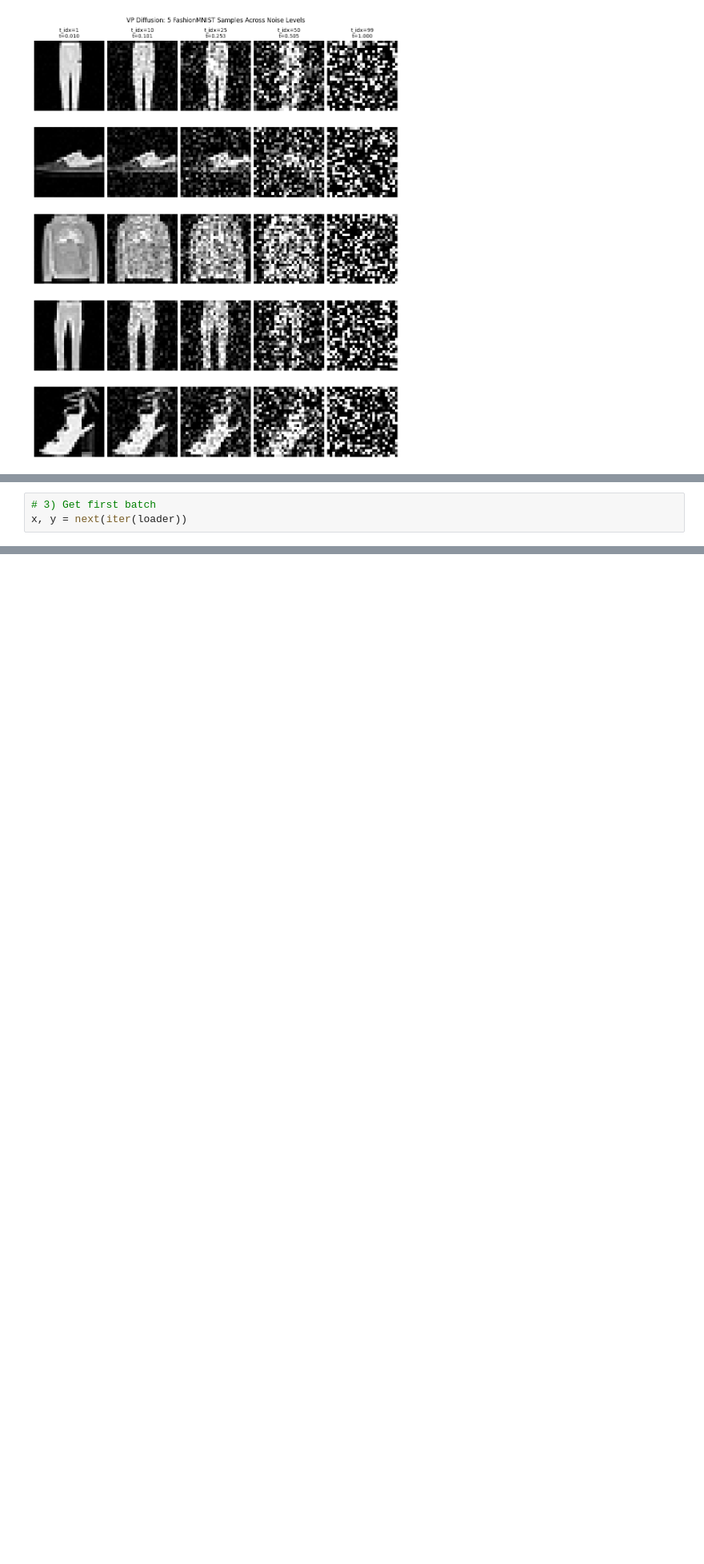
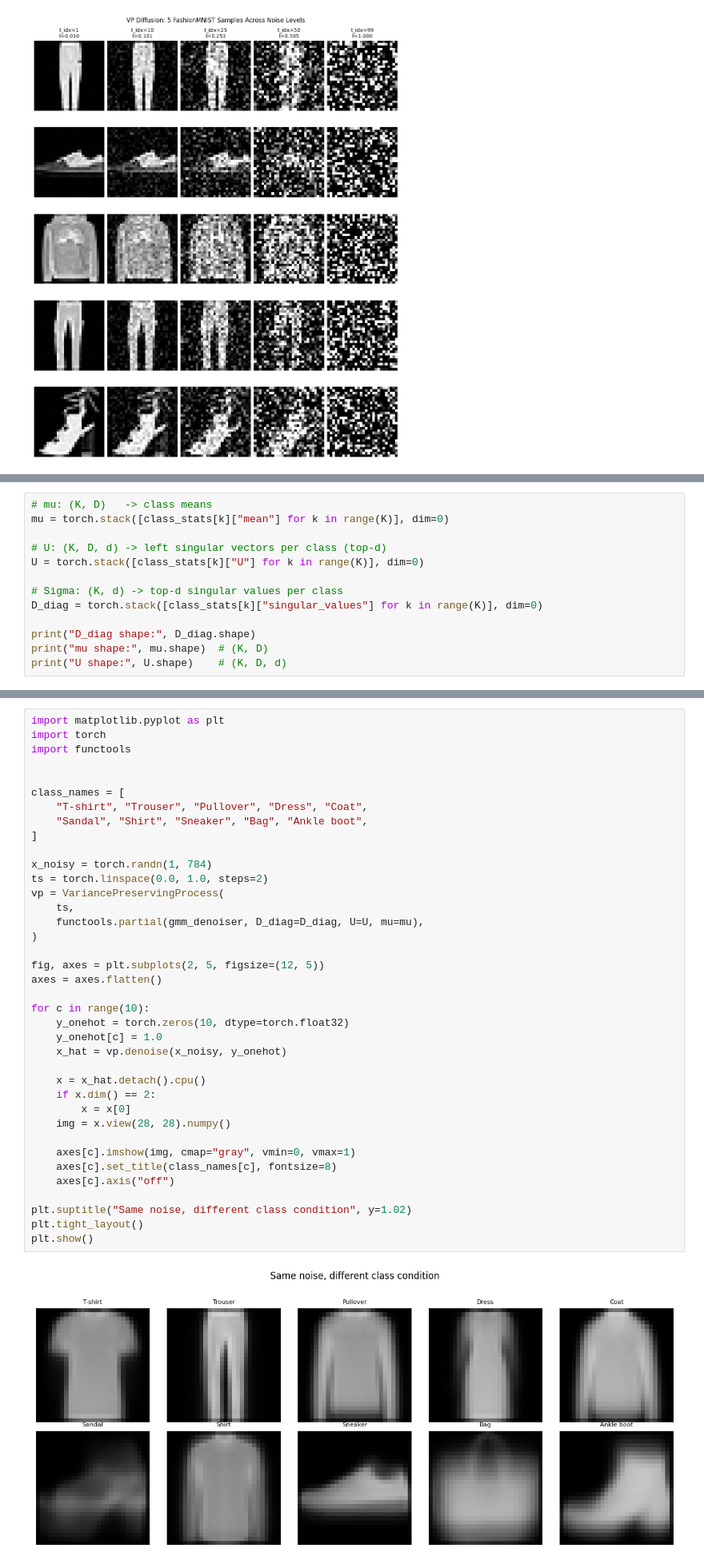
Before and after one commit to ngkel/conditional_inference, a Jupyter notebook: experiments.ipynb, the cells around one changed output, grey strips where cells are left out. Shown at 80% size. Drawn from its saved outputs; the diff is of its cells as text; blank space fills up the shorter version.

```diff
--- a/experiments.ipynb
+++ b/experiments.ipynb
@@ -976,3 +804,0 @@ loader = DataLoader(
-# %%
-# 3) Get first batch
-x, y = next(iter(loader))
@@ -1032,0 +882,13 @@ Epoch  100 | loss = 77283.674066
+# %%
+# mu: (K, D)   -> class means
+mu = torch.stack([class_stats[k]["mean"] for k in range(K)], dim=0)
+
+# U: (K, D, d) -> left singular vectors per class (top-d)
+U = torch.stack([class_stats[k]["U"] for k in range(K)], dim=0)
+
+# Sigma: (K, d) -> top-d singular values per class
+D_diag = torch.stack([class_stats[k]["singular_values"] for k in range(K)], dim=0)
+
+print("D_diag shape:", D_diag.shape)
+print("mu shape:", mu.shape)  # (K, D)
+print("U shape:", U.shape)    # (K, D, d)
@@ -1033,3 +1016,43 @@ Epoch  100 | loss = 77283.674066
+# %%
+import matplotlib.pyplot as plt
+import torch
+import functools
+
+
+class_names = [
+    "T-shirt", "Trouser", "Pullover", "Dress", "Coat",
+    "Sandal", "Shirt", "Sneaker", "Bag", "Ankle boot",
+]
+
+x_noisy = torch.randn(1, 784)
+ts = torch.linspace(0.0, 1.0, steps=2)
+vp = VariancePreservingProcess(
+    ts,
+    functools.partial(gmm_denoiser, D_diag=D_diag, U=U, mu=mu),
+)
+
+fig, axes = plt.subplots(2, 5, figsize=(12, 5))
+axes = axes.flatten()
+
+for c in range(10):
+    y_onehot = torch.zeros(10, dtype=torch.float32)
+    y_onehot[c] = 1.0
+    x_hat = vp.denoise(x_noisy, y_onehot)
+
+    x = x_hat.detach().cpu()
+    if x.dim() == 2:
+        x = x[0]
+    img = x.view(28, 28).numpy()
+
+    axes[c].imshow(img, cmap="gray", vmin=0, vmax=1)
+    axes[c].set_title(class_names[c], fontsize=8)
+    axes[c].axis("off")
+
+plt.suptitle("Same noise, different class condition", y=1.02)
+plt.tight_layout()
+plt.show()
+# %% [output]
+[figure, added]
 # %% [markdown]
 # To explore questions
 # %% [markdown]
```
Also changed, not shown: parts of 10 cells of this notebook.
